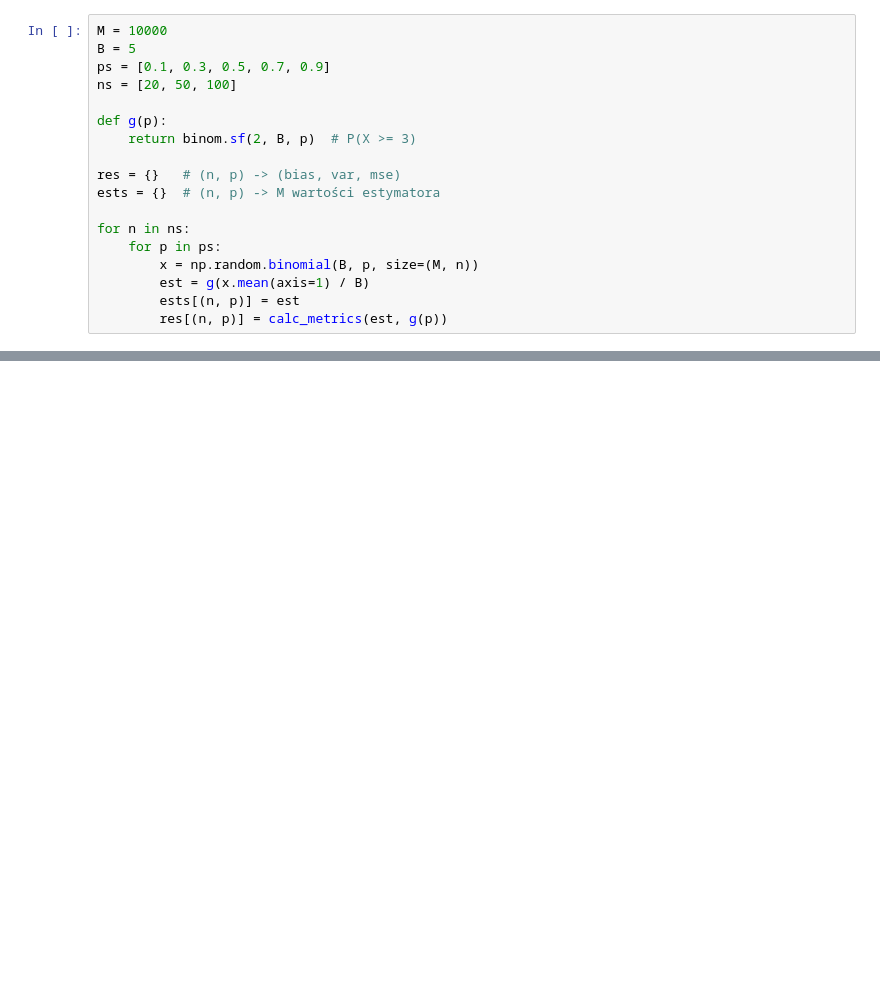
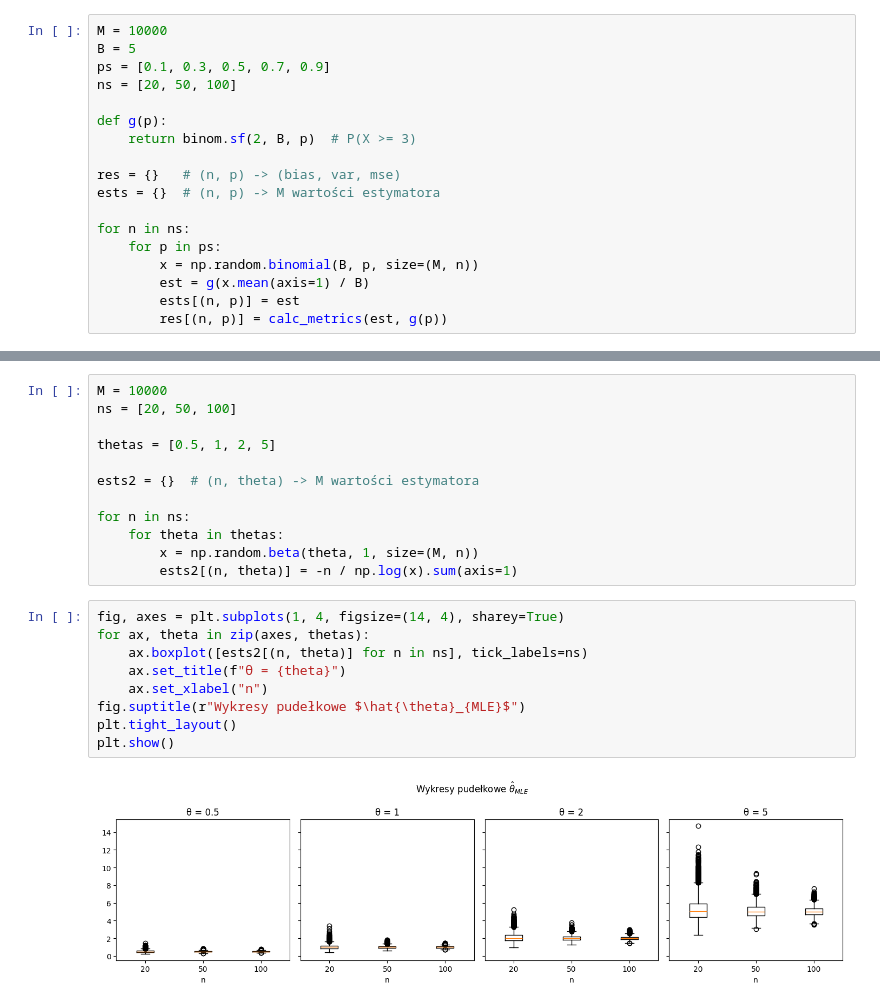
Before and after one commit to BartoszKruszewski/courses-uwr, a Jupyter notebook: Statystyka z modelami liniowymi/Pracownia2/pracownia.ipynb, the cells around one changed output, grey strips where cells are left out. Drawn from its saved outputs; the diff is of its cells as text; blank space fills up the shorter version.

```diff
--- a/Statystyka z modelami liniowymi/Pracownia2/pracownia.ipynb
+++ b/Statystyka z modelami liniowymi/Pracownia2/pracownia.ipynb
@@ -50,0 +109,23 @@ plt.show()
+# %%
+M = 10000
+ns = [20, 50, 100]
+
+thetas = [0.5, 1, 2, 5]
+
+ests2 = {}  # (n, theta) -> M wartości estymatora
+
+for n in ns:
+    for theta in thetas:
+        x = np.random.beta(theta, 1, size=(M, n))
+        ests2[(n, theta)] = -n / np.log(x).sum(axis=1)
+# %%
+fig, axes = plt.subplots(1, 4, figsize=(14, 4), sharey=True)
+for ax, theta in zip(axes, thetas):
+    ax.boxplot([ests2[(n, theta)] for n in ns], tick_labels=ns)
+    ax.set_title(f"θ = {theta}")
+    ax.set_xlabel("n")
+fig.suptitle(r"Wykresy pudełkowe $\hat{\theta}_{MLE}$")
+plt.tight_layout()
+plt.show()
+# %% [output]
+[figure, added]
```
Also changed, not shown: parts of 14 cells of this notebook, 5 other files.
